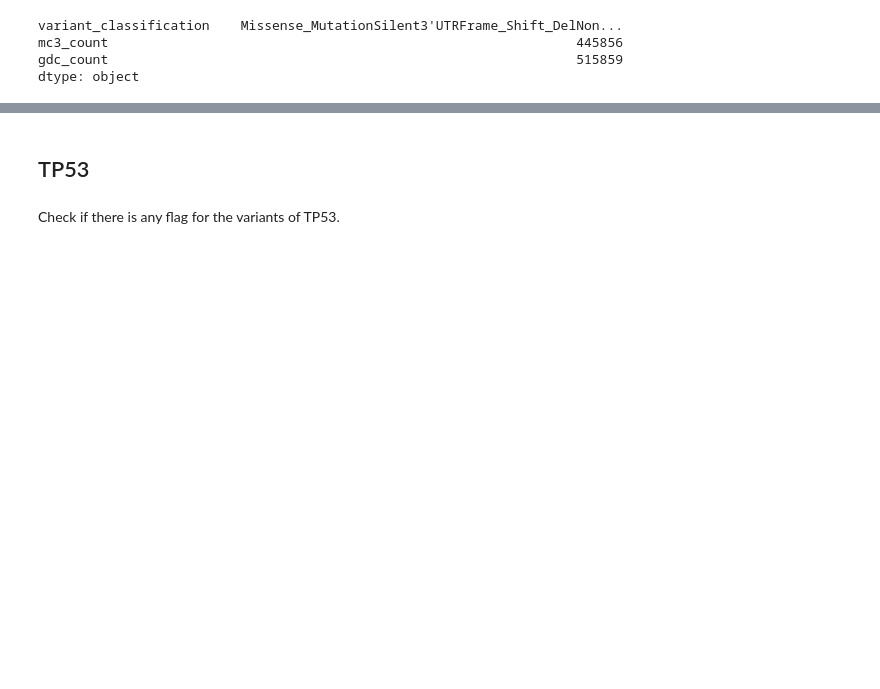
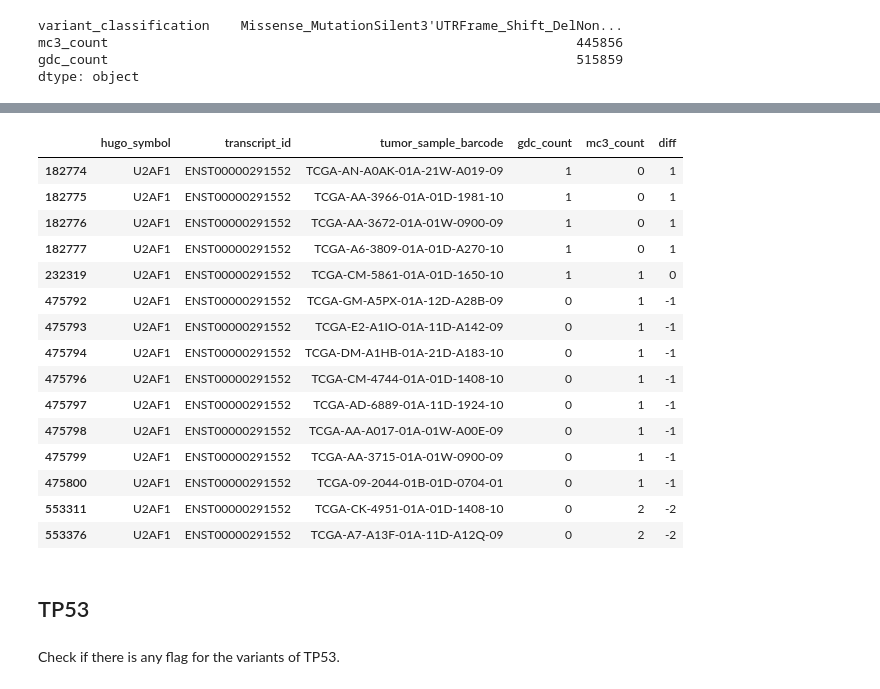
Before and after one commit to ding-lab/gdc_qc_analysis, a Jupyter notebook: playground/Analysis.ipynb, the cells around one changed output, grey strips where cells are left out. Drawn from its saved outputs; the diff is of its cells as text; code cells hidden in the pictures; blank space fills up the shorter version.

```diff
--- a/playground/Analysis.ipynb
+++ b/playground/Analysis.ipynb
@@ -140,0 +142,19 @@ df_per_tx_sample[df_per_tx_sample['transcript_id'].isin(['ENST00000257430', 'ENS
+# %%
+df_per_tx_sample[df_per_tx_sample['hugo_symbol'] == 'U2AF1']
+# %% [output]
+|  | hugo_symbol | transcript_id | tumor_sample_barcode | gdc_count | mc3_count | diff |
+| 182774 | U2AF1 | ENST00000291552 | TCGA-AN-A0AK-01A-21W-A019-09 | 1 | 0 | 1 |
+| 182775 | U2AF1 | ENST00000291552 | TCGA-AA-3966-01A-01D-1981-10 | 1 | 0 | 1 |
+| 182776 | U2AF1 | ENST00000291552 | TCGA-AA-3672-01A-01W-0900-09 | 1 | 0 | 1 |
+| 182777 | U2AF1 | ENST00000291552 | TCGA-A6-3809-01A-01D-A270-10 | 1 | 0 | 1 |
+| 232319 | U2AF1 | ENST00000291552 | TCGA-CM-5861-01A-01D-1650-10 | 1 | 1 | 0 |
+| 475792 | U2AF1 | ENST00000291552 | TCGA-GM-A5PX-01A-12D-A28B-09 | 0 | 1 | -1 |
+| 475793 | U2AF1 | ENST00000291552 | TCGA-E2-A1IO-01A-11D-A142-09 | 0 | 1 | -1 |
+| 475794 | U2AF1 | ENST00000291552 | TCGA-DM-A1HB-01A-21D-A183-10 | 0 | 1 | -1 |
+| 475796 | U2AF1 | ENST00000291552 | TCGA-CM-4744-01A-01D-1408-10 | 0 | 1 | -1 |
+| 475797 | U2AF1 | ENST00000291552 | TCGA-AD-6889-01A-11D-1924-10 | 0 | 1 | -1 |
+| 475798 | U2AF1 | ENST00000291552 | TCGA-AA-A017-01A-01W-A00E-09 | 0 | 1 | -1 |
+| 475799 | U2AF1 | ENST00000291552 | TCGA-AA-3715-01A-01W-0900-09 | 0 | 1 | -1 |
+| 475800 | U2AF1 | ENST00000291552 | TCGA-09-2044-01B-01D-0704-01 | 0 | 1 | -1 |
+| 553311 | U2AF1 | ENST00000291552 | TCGA-CK-4951-01A-01D-1408-10 | 0 | 2 | -2 |
+| 553376 | U2AF1 | ENST00000291552 | TCGA-A7-A13F-01A-11D-A12Q-09 | 0 | 2 | -2 |
```
Also changed, not shown: parts of 19 cells of this notebook, 3 other files.
